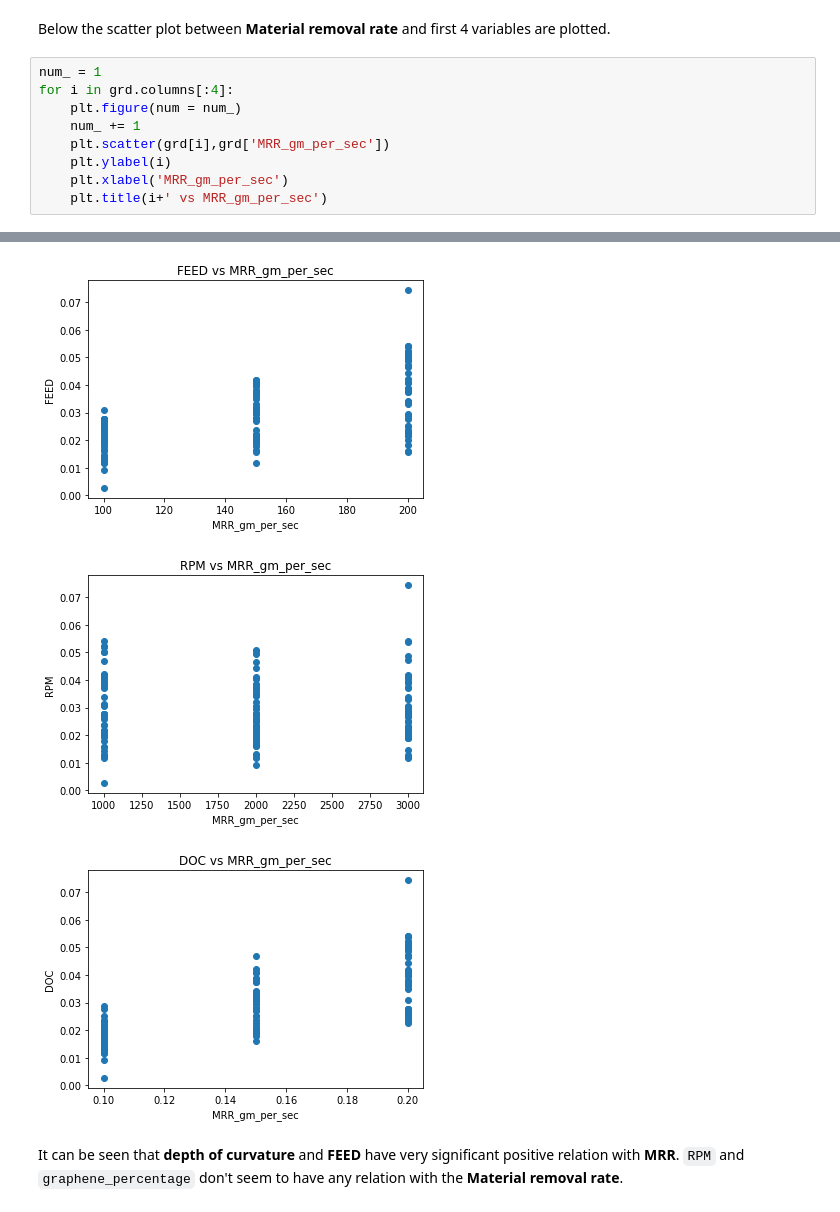
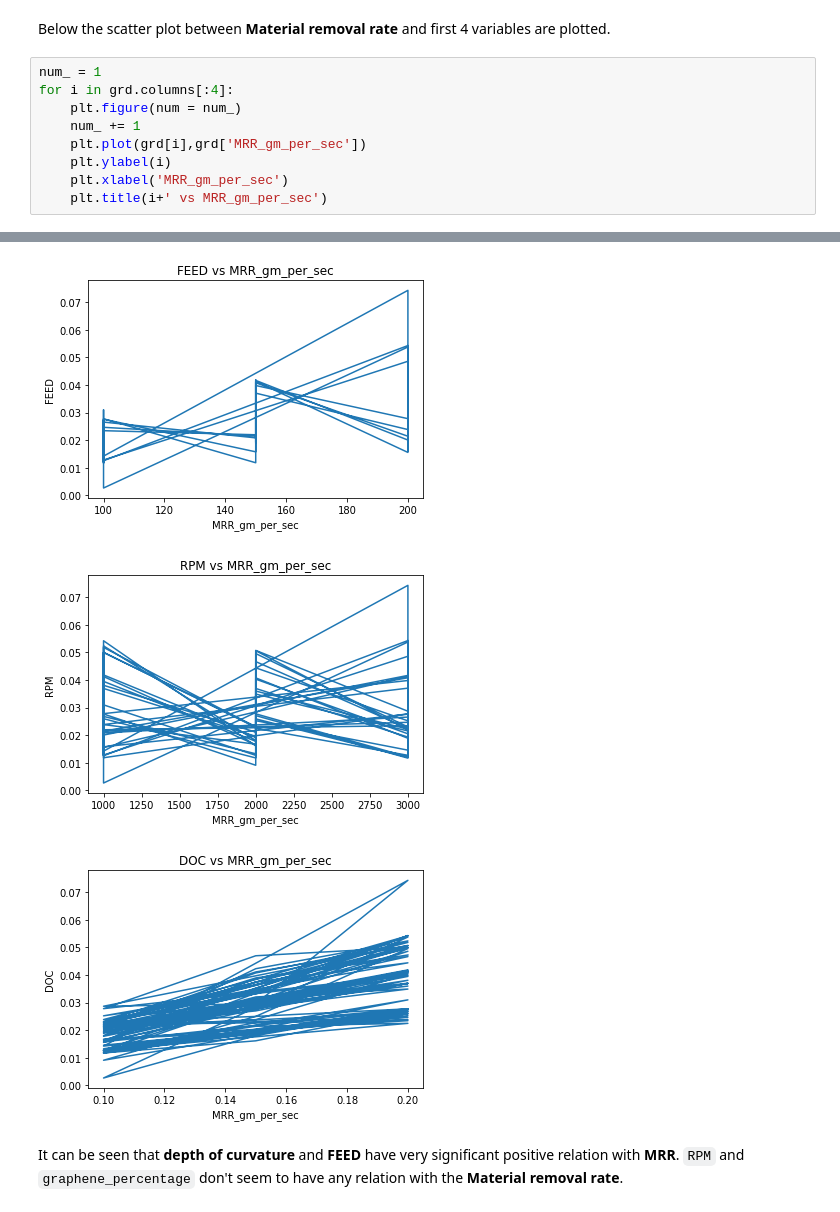
Before and after one commit to er-ssmohanty/graphene_proj, a Jupyter notebook: notebooks/eda.ipynb, the cells around one changed output, grey strips where cells are left out. Saved outputs shown, nothing was run; the diff lists cells and outputs as text.

Commit message:
some final plots

```diff
--- a/notebooks/eda.ipynb
+++ b/notebooks/eda.ipynb
@@ -82,7 +82,7 @@ num_ = 1
 for i in grd.columns[:4]:
     plt.figure(num = num_)
     num_ += 1
-    plt.scatter(grd[i],grd['MRR_gm_per_sec'])
+    plt.plot(grd[i],grd['MRR_gm_per_sec'])
     plt.ylabel(i)
     plt.xlabel('MRR_gm_per_sec')
     plt.title(i+' vs MRR_gm_per_sec')
@@ -91,6 +91,6 @@ for i in grd.columns[:4]:
-[figure, old version]
+[figure, new version]
-[figure, old version]
+[figure, new version]
-[figure, old version]
+[figure, new version]
 # %% [markdown]
 It can be seen that **depth of curvature** and **FEED** have very significant positive relation with **MRR**.
 `RPM` and `graphene_percentage` don't seem to have any relation with the **Material removal rate**.
```
Also changed, not shown: parts of 1 cell of this notebook, 13 other files.
